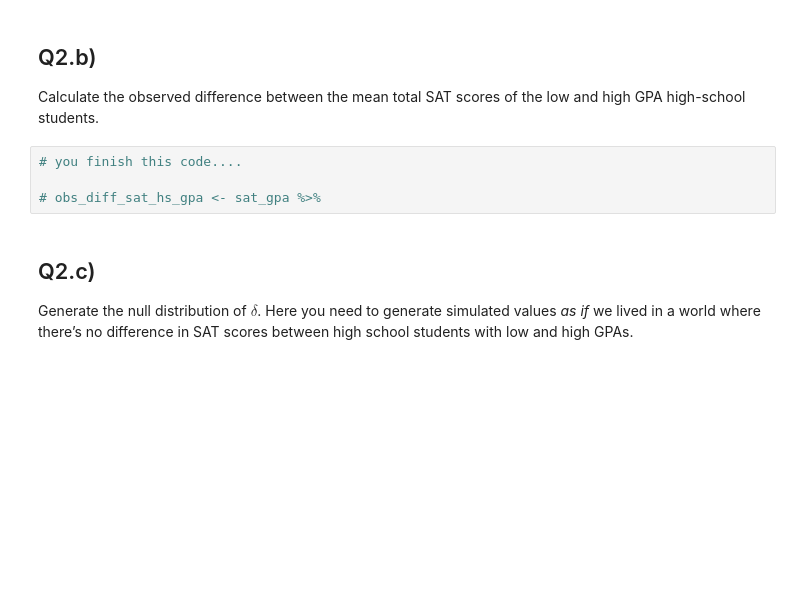
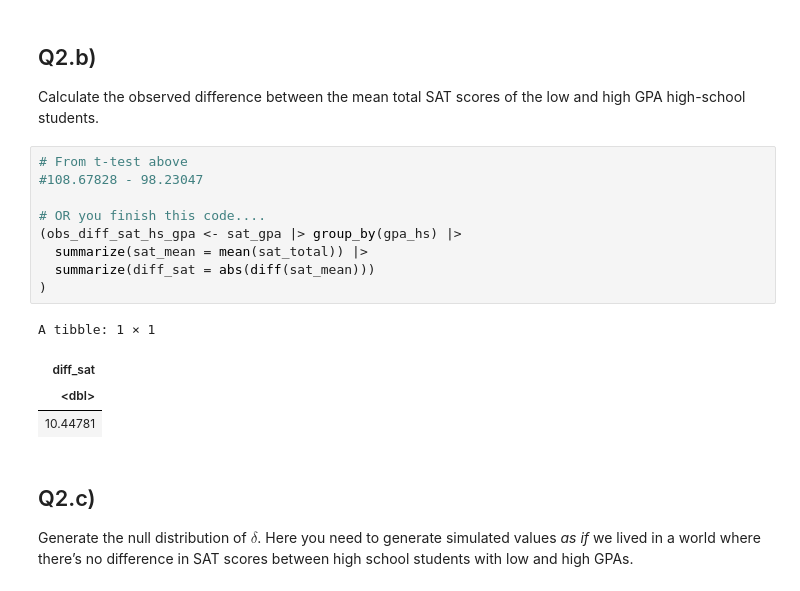
Before and after one commit to UNC-DATA-730/unit-9-assignment-setiadha-unc, a Jupyter notebook: agungsetiadha-assignment9.ipynb, the cells around one changed output. Drawn from its saved outputs; the diff is of its cells as text; blank space fills up the shorter version.

```diff
--- a/agungsetiadha-assignment9.ipynb
+++ b/agungsetiadha-assignment9.ipynb
@@ -298,9 +380,19 @@ symbols)
 Calculate the observed difference between the mean total SAT scores of
 the low and high GPA high-school students.
 # %%
-# you finish this code....
+# From t-test above
+#108.67828 - 98.23047
 
-# obs_diff_sat_hs_gpa <- sat_gpa %>%
+# OR you finish this code....
+(obs_diff_sat_hs_gpa <- sat_gpa |> group_by(gpa_hs) |>
+  summarize(sat_mean = mean(sat_total)) |>
+  summarize(diff_sat = abs(diff(sat_mean)))
+)
+# %% [output]
+A tibble: 1 × 1
+| diff_sat |
+| <dbl> |
+| 10.44781 |
 # %% [markdown]
 ## Q2.c)
 
```
Also changed, not shown: parts of 20 cells of this notebook.
